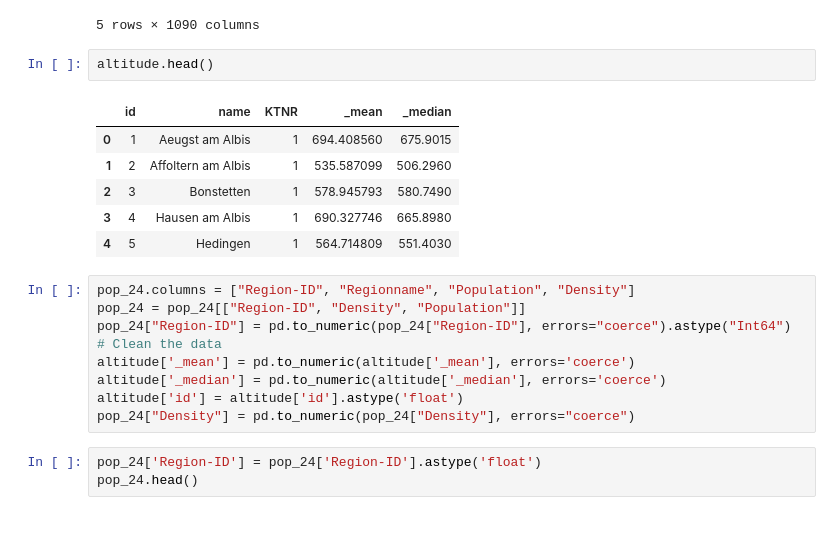
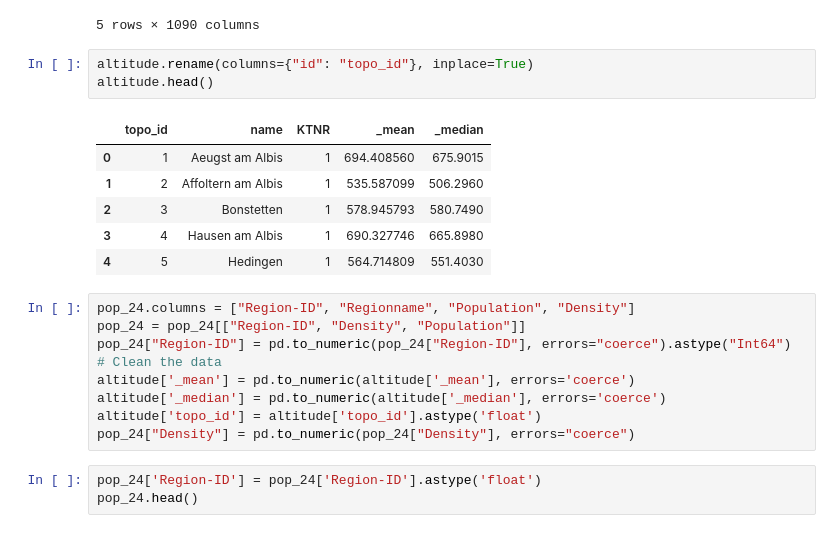
Before and after one commit to hhueber/IDHEAP-Datahub, a Jupyter notebook: notebooks/third_dimensions_add.ipynb, the cells around one changed output. Saved outputs shown, nothing was run; the diff lists cells and outputs as text.

Commit message:
topo test

```diff
--- a/notebooks/third_dimensions_add.ipynb
+++ b/notebooks/third_dimensions_add.ipynb
@@ -13,15 +13,16 @@ df_commune_responses_combined.tail()
 | 3197 | year | 2023.0 | 2023.0 | 2023.0 | 2023.0 | 2023.0 | 2023.0 | 2023.0 | 2023 | ... |
 | 3198 | quest_glob | NaN | NaN | NaN | NaN | NaN | NaN | NaN | GSB23_Q7 | ... |
 5 rows × 1090 columns
-# %%
-altitude.head()
-# %% [output]
-|  | id | name | KTNR | _mean | _median |
-| 0 | 1 | Aeugst am Albis | 1 | 694.408560 | 675.9015 |
-| 1 | 2 | Affoltern am Albis | 1 | 535.587099 | 506.2960 |
-| 2 | 3 | Bonstetten | 1 | 578.945793 | 580.7490 |
-| 3 | 4 | Hausen am Albis | 1 | 690.327746 | 665.8980 |
-| 4 | 5 | Hedingen | 1 | 564.714809 | 551.4030 |
+# %%
+altitude.rename(columns={"id": "topo_id"}, inplace=True)
+altitude.head()
+# %% [output]
+|  | topo_id | name | KTNR | _mean | _median |
+| 0 | 1 | Aeugst am Albis | 1 | 694.408560 | 675.9015 |
+| 1 | 2 | Affoltern am Albis | 1 | 535.587099 | 506.2960 |
+| 2 | 3 | Bonstetten | 1 | 578.945793 | 580.7490 |
+| 3 | 4 | Hausen am Albis | 1 | 690.327746 | 665.8980 |
+| 4 | 5 | Hedingen | 1 | 564.714809 | 551.4030 |
 # %%
 pop_24.columns = ["Region-ID", "Regionname", "Population", "Density"]
 pop_24 = pop_24[["Region-ID", "Density", "Population"]]
@@ -29,7 +30,7 @@ pop_24["Region-ID"] = pd.to_numeric(pop_24["Region-ID"], errors="coerce").astype
 # Clean the data
 altitude['_mean'] = pd.to_numeric(altitude['_mean'], errors='coerce')
 altitude['_median'] = pd.to_numeric(altitude['_median'], errors='coerce')
-altitude['id'] = altitude['id'].astype('float')
+altitude['topo_id'] = altitude['topo_id'].astype('float')
 pop_24["Density"] = pd.to_numeric(pop_24["Density"], errors="coerce")
 # %%
 pop_24['Region-ID'] = pop_24['Region-ID'].astype('float')
```
Also changed, not shown: parts of 1 cell of this notebook, 1 other file.
